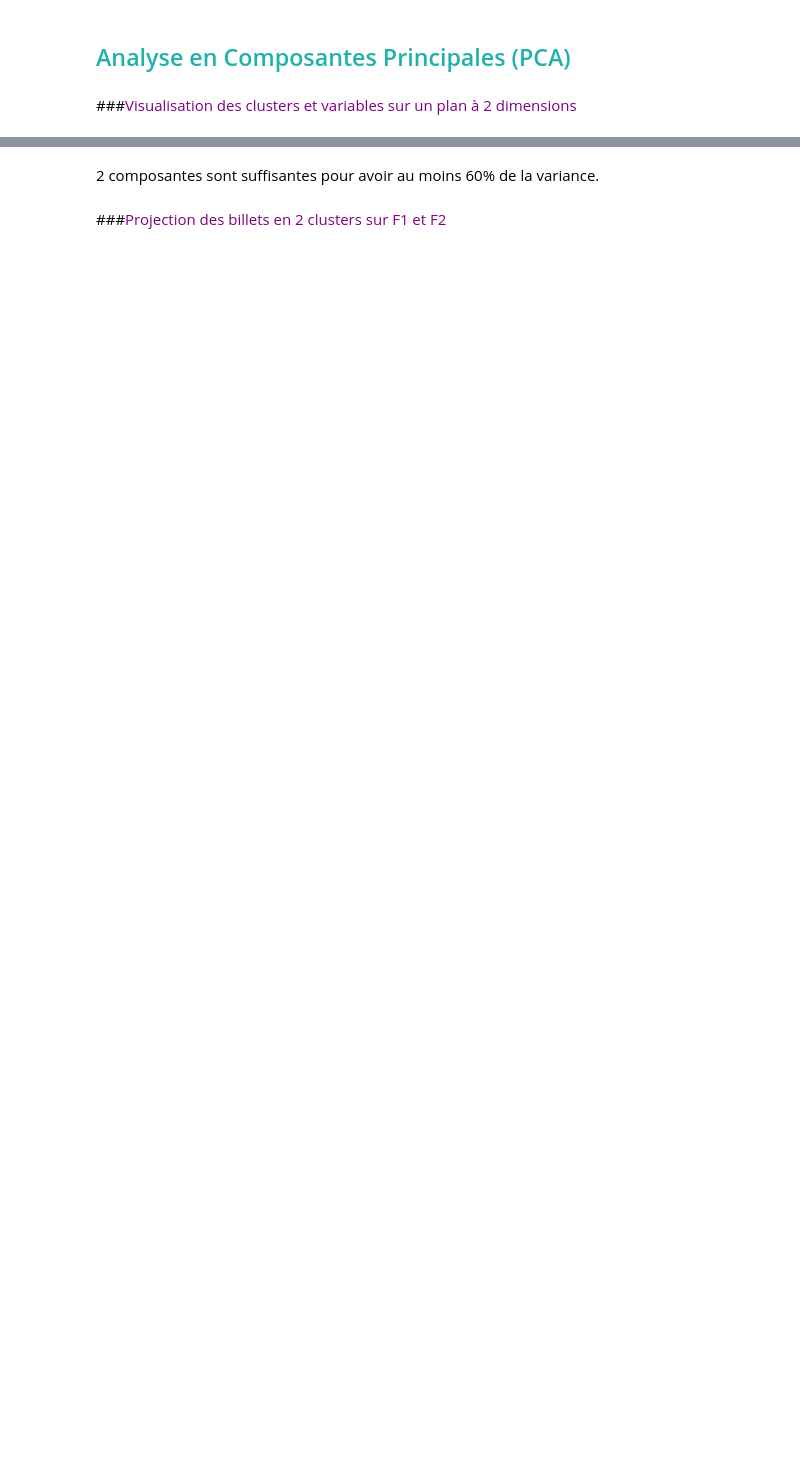
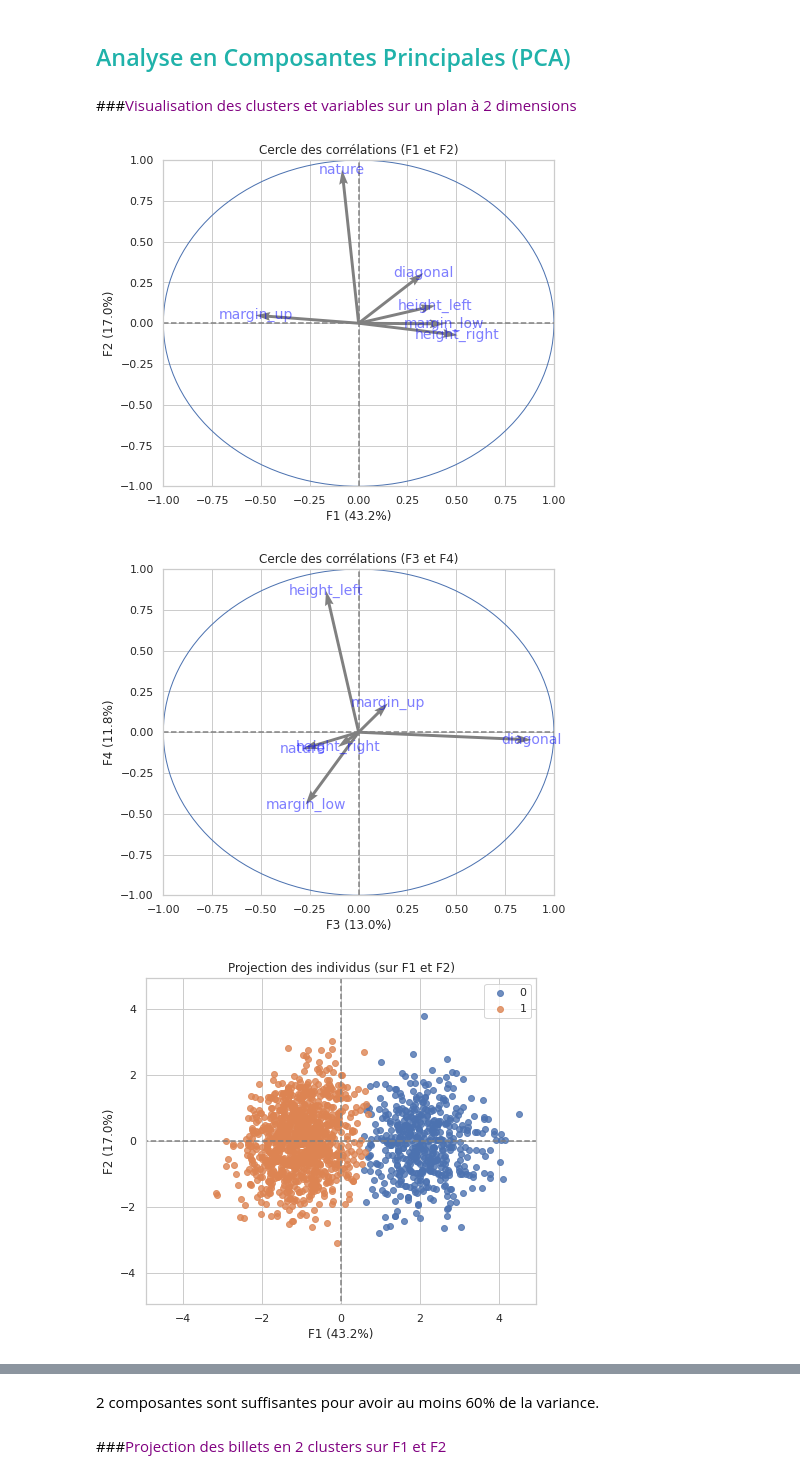
Before and after one commit to Randasabag/Detectez-des-faux-billets-avec-R-ou-Python, a Jupyter notebook: P10.ipynb, the cells around one changed output, grey strips where cells are left out. Saved outputs shown, nothing was run; the diff lists cells and outputs as text; code cells hidden in the pictures; blank space fills up the shorter version.

```diff
--- a/P10.ipynb
+++ b/P10.ipynb
@@ -791,11 +823,11 @@ See the caveats in the documentation: https://pandas.pydata.org/pandas-docs/stab
 #dataframe Faux sans les valeurs manquantes
 fx=Faux_var[Faux_var['margin_low'].isnull()==False]
 #Concaténation
-Faux=fx.append(testdf)
+Faux_var=fx.append(testdf)
 
 #Classement par code_billet
-Faux=Faux.sort_values(by='code_billet', ascending=True)
-Faux
+Faux_var=Faux_var.sort_values(by='code_billet', ascending=True)
+Faux_var
 # %% [output]
 |  | diagonal | height_left | height_right | margin_low | margin_up | length |
 | code_billet |  |  |  |  |  |  |
@@ -835,0 +857,3 @@ zip(variables, model.coef_)
+# %%
+Faux=pd.merge(nature, Faux_var, left_on='code_billet', right_on='code_billet', how='inner')
+Faux
@@ -835,0 +875,3 @@ zip(variables, model.coef_)
+# %%
+df_billets_final=Vrais.append(Faux)
+df_billets_final
@@ -842,8 +904,9 @@ zip(variables, model.coef_)
 # %%
 from sklearn import decomposition, preprocessing
 # préparation des données pour le clustering
-X = df_billets
-billets = df_billets.index
+X = df_billets_final[variables]
+billets = df_billets_final.index
 # Centrage et Réduction
 std_scale = preprocessing.StandardScaler().fit(X)
 X_scaled = std_scale.transform(X)
+X
@@ -989,28 +1116,32 @@ plt.show()
 # %%
 from sklearn.decomposition import PCA
 from sklearn import decomposition, preprocessing
 
 n_comp=4
 
 # Création du PCA pour réduire les données à 2 dimensions pour la visualisation
 pca = PCA(n_components=n_comp)
 pca.fit(X_scaled)
 
 # Cercle des corrélations
 from functions import display_circles
 pcs = pca.components_
-display_circles(pcs, n_comp, pca, [(0,1),(2,3)], labels = np.array(df_billets.columns))
+display_circles(pcs, n_comp, pca, [(0,1),(2,3)], labels = np.array(df_billets_final.columns))
 
 # Projection des individus (nouvel espace vectoriel)
 X_projected = pca.transform(X_scaled)
 
 # Affiche un scatter plot des points des data dans le nouvel espace vectoriel
 from functions import display_factorial_planes
 display_factorial_planes(X_projected, n_comp, pca, [(0,1),(2,3)], labels=None, illustrative_var = clusters, alpha = 0.8)
 
 # Eboulis des valeurs propres
 from functions import display_scree_plot
 display_scree_plot(pca)
 
 plt.savefig("PCA.png")
 plt.show()
+# %% [output]
+[figure, added]
+[figure, added]
+[figure, added]
```
Also changed, not shown: parts of 77 cells of this notebook.
